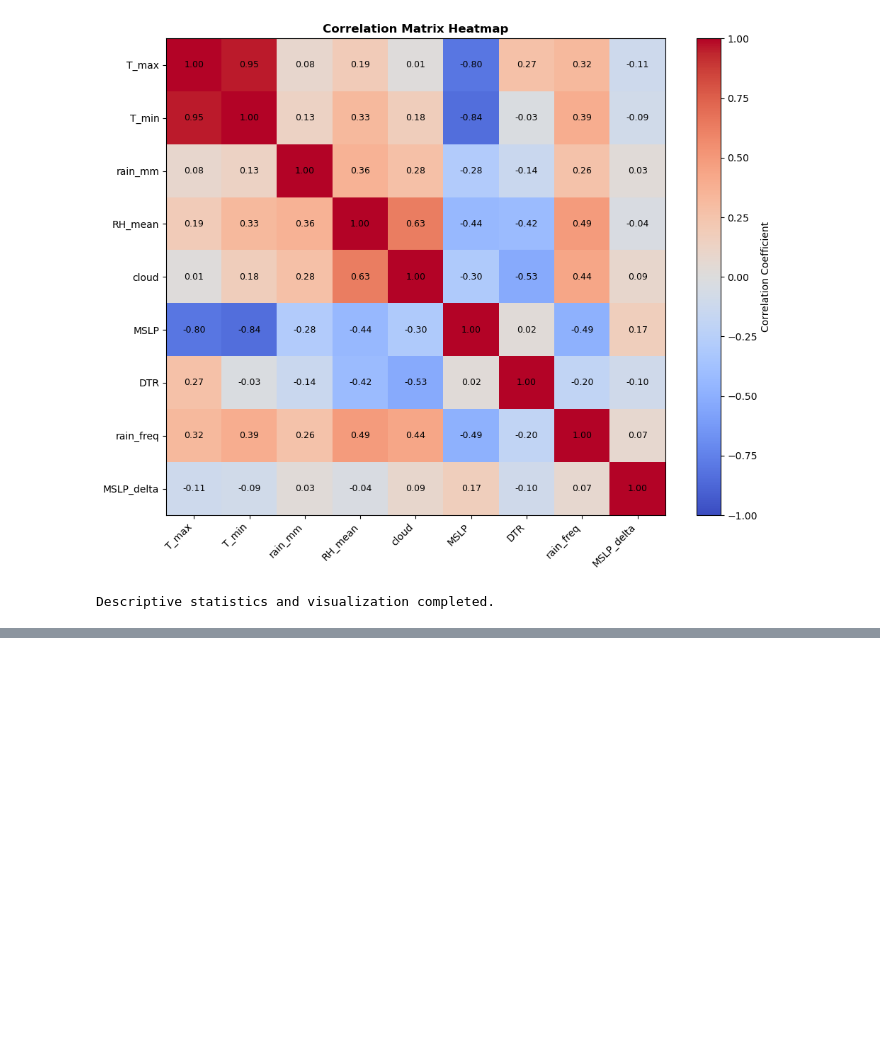
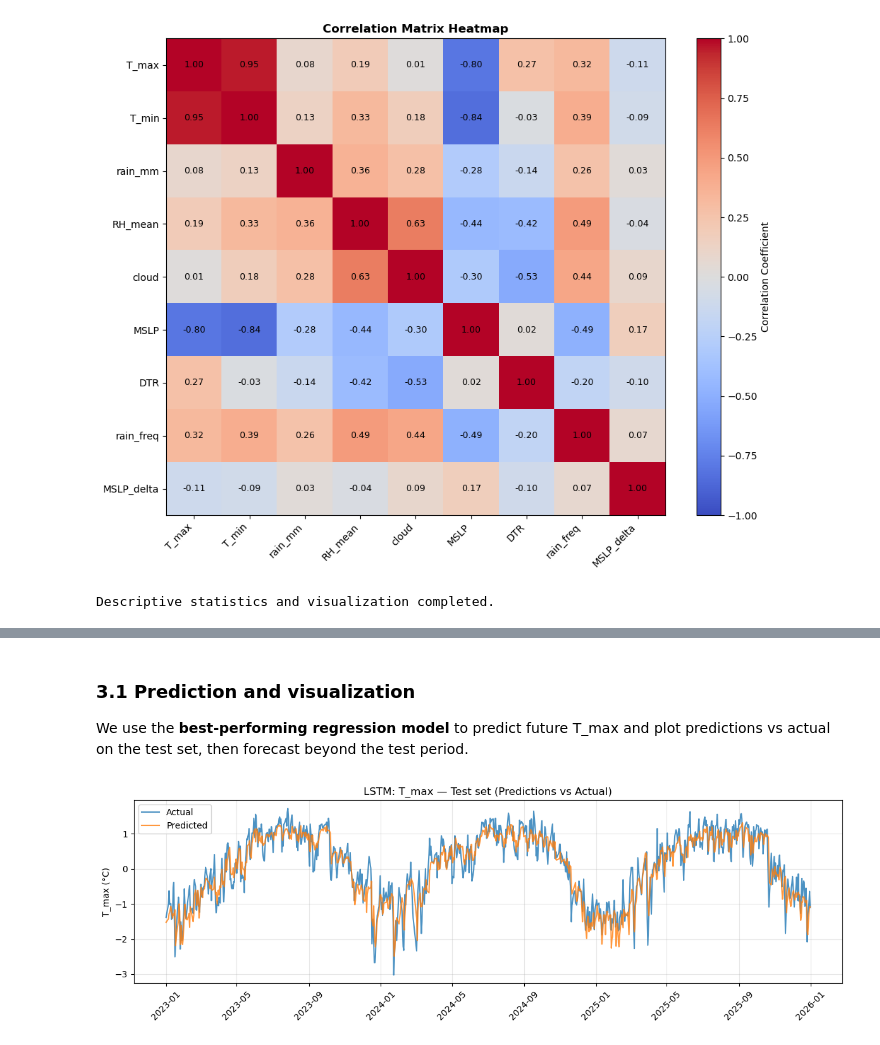
Before and after one commit to PengYe0203/ADA-group-project, a Jupyter notebook: ada_project.ipynb, the cells around one changed output, grey strips where cells are left out. Saved outputs shown, nothing was run; the diff lists cells and outputs as text; code cells hidden in the pictures; blank space fills up the shorter version.

```diff
--- a/ada_project.ipynb
+++ b/ada_project.ipynb
@@ -414,0 +608,21 @@ Output files:
+# %%
+# Train LSTM (requires TensorFlow)
+try:
+    lstm_model = train_lstm(
+        X_lstm_train, y_lstm_train,
+        X_val=X_lstm_valid, y_val=y_lstm_valid,
+        units=64, dropout=0.2, epochs=50, batch_size=32, patience=10, verbose=1
+    )
+    y_lstm_valid_pred = predict_lstm(lstm_model, X_lstm_valid)
+    y_lstm_test_pred = predict_lstm(lstm_model, X_lstm_test)
+    lstm_metrics_valid = regression_metrics(y_lstm_valid, y_lstm_valid_pred)
+    lstm_metrics_test = regression_metrics(y_lstm_test, y_lstm_test_pred)
+    print("LSTM — Validation:", lstm_metrics_valid)
+    print("LSTM — Test:     ", lstm_metrics_test)
+    HAS_LSTM = True
+except ImportError as e:
+    print("LSTM skipped (TensorFlow not installed):", e)
+    HAS_LSTM = False
+    lstm_metrics_valid = lstm_metrics_test = None
+    y_lstm_test_pred = None
+    dates_lstm_test = None
@@ -414,0 +901,20 @@ Output files:
+# %% [markdown]
+### 3.1 Prediction and visualization
+
+We use the **best-performing regression model** to predict future T_max and plot predictions vs actual on the test set, then forecast beyond the test period.
+# %%
+# Plot: Predictions vs actual on test set (best regression model)
+if best_reg_name == "LSTM" and HAS_LSTM and y_lstm_test_pred is not None:
+    plot_predictions_vs_actual(
+        dates_lstm_test, y_lstm_test, y_lstm_test_pred,
+        title="LSTM: T_max — Test set (Predictions vs Actual)",
+        ylabel="T_max (°C)",
+    )
+else:
+    plot_predictions_vs_actual(
+        dates_sarima_test, y_sarima_test_actual, y_sarima_test_pred,
+        title="SARIMA: T_max — Test set (Predictions vs Actual)",
+        ylabel="T_max (°C)",
+    )
+# %% [output]
+[figure, added]
```
Also changed, not shown: parts of 25 cells of this notebook, 21 other files.
